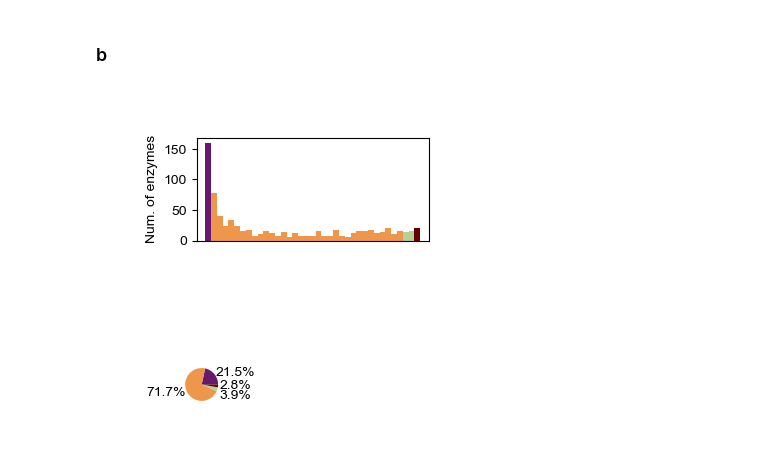
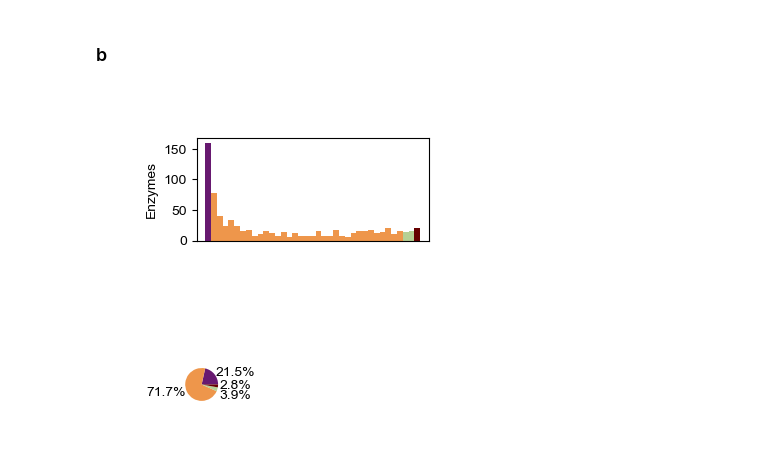
Before and after one commit to emilpaulitz/PCM, a Jupyter notebook: Code/panGenomeAnalysis/plotsAndAnalysis.ipynb, the cells around one changed output. Cells and saved outputs as stored; diff of their text form; code cells hidden in the pictures.

```diff
--- a/Code/panGenomeAnalysis/plotsAndAnalysis.ipynb
+++ b/Code/panGenomeAnalysis/plotsAndAnalysis.ipynb
@@ -195,35 +208,35 @@ range_per_plot = 30
 
 # get data
 counts, bins = np.histogram(ec_pav.mean() * ec_pav.shape[0], bins = ec_pav.shape[0])
 ec_bins = bins  # needed for later
 poss = np.linspace(bins[0], bins[-1], len(bins) - 1)
 heights = counts
 breakpoint_mid = int(np.ceil(len(counts) * 0.9))
 upper_limit1 = counts[counts < counts.max()].max() * 1.1
 lower_limit1 = counts.max() - range_per_plot/2
 
 # plot each subplot
 box1 = ax.bar(poss[0], heights[0], width=poss[1]-poss[0], color=colors[0], label='private')
 box2 = ax.bar(poss[1:breakpoint_mid], heights[1:breakpoint_mid], width=poss[1]-poss[0], color=colors[1], label='dispensable')
 box3 = ax.bar(poss[breakpoint_mid:-1], heights[breakpoint_mid:-1], width=poss[1]-poss[0], color=colors[2], label='softcore')
 box4 = ax.bar(poss[-1:], heights[-1:], width=poss[1]-poss[0], color=colors[3], label='core')
 
 # xaxis
 if label_x:
     ax.set_xlabel('Number of species')
     ax.set_xticks(ax.get_xticks() + 1)
 else:
     ax.tick_params(bottom=False, labelbottom=False)
 ax.set_xlim(poss[0] - 2, poss[-1] + 2)
-ax.set_ylabel('Num. of enzymes')
+ax.set_ylabel('Enzymes')
 ax.set_yticks([50 * (i) for i in range(4)])
 
 # output plot
 plt.savefig(fig_dir + 'panenzome_hist.png', transparent=True, dpi=300, bbox_inches='tight')
 plt.savefig(fig_dir + 'panenzome_hist.svg')
 plt.show()
 # %% [output]
-[figure, old version]
+[figure, new version]
 # %%
 # pie chart
 plt.figure(figsize = [val/2.5 for val in figsize])
```
Also changed, not shown: parts of 4 cells of this notebook, 4 other files.
